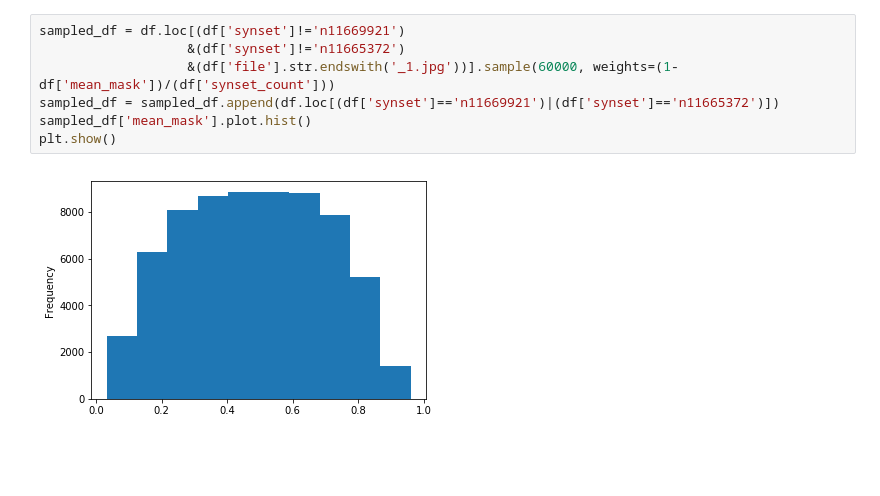
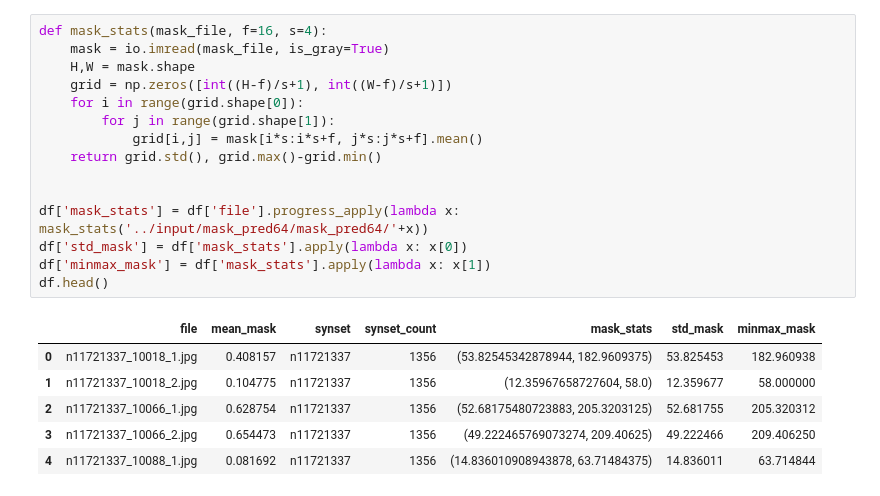
Before and after one commit to NoxMoon/gan_flowers, a Jupyter notebook: imagenet_flowers/resample_image_by_mask.ipynb, the cells around one changed output. Drawn from its saved outputs; the diff is of its cells as text; blank space fills up the shorter version.

```diff
--- a/imagenet_flowers/resample_image_by_mask.ipynb
+++ b/imagenet_flowers/resample_image_by_mask.ipynb
@@ -17,9 +107,22 @@ df.head()
-# %%
-sampled_df = df.loc[(df['synset']!='n11669921')
-                   &(df['synset']!='n11665372')
-                   &(df['file'].str.endswith('_1.jpg'))].sample(60000, weights=(1-df['mean_mask'])/(df['synset_count']))
-sampled_df = sampled_df.append(df.loc[(df['synset']=='n11669921')|(df['synset']=='n11665372')])
-sampled_df['mean_mask'].plot.hist()
-plt.show()
-# %% [output]
-[figure, removed]
+# %%
+def mask_stats(mask_file, f=16, s=4):
+    mask = io.imread(mask_file, is_gray=True)
+    H,W = mask.shape
+    grid = np.zeros([int((H-f)/s+1), int((W-f)/s+1)])
+    for i in range(grid.shape[0]):
+        for j in range(grid.shape[1]):
+            grid[i,j] = mask[i*s:i*s+f, j*s:j*s+f].mean()
+    return grid.std(), grid.max()-grid.min()
+
+
+df['mask_stats'] = df['file'].progress_apply(lambda x: mask_stats('../input/mask_pred64/mask_pred64/'+x))
+df['std_mask'] = df['mask_stats'].apply(lambda x: x[0])
+df['minmax_mask'] = df['mask_stats'].apply(lambda x: x[1])
+df.head()
+# %% [output]
+|  | file | mean_mask | synset | synset_count | mask_stats | std_mask | minmax_mask |
+| 0 | n11721337_10018_1.jpg | 0.408157 | n11721337 | 1356 | (53.82545342878944, 182.9609375) | 53.825453 | 182.960938 |
+| 1 | n11721337_10018_2.jpg | 0.104775 | n11721337 | 1356 | (12.35967658727604, 58.0) | 12.359677 | 58.000000 |
+| 2 | n11721337_10066_1.jpg | 0.628754 | n11721337 | 1356 | (52.68175480723883, 205.3203125) | 52.681755 | 205.320312 |
+| 3 | n11721337_10066_2.jpg | 0.654473 | n11721337 | 1356 | (49.222465769073274, 209.40625) | 49.222466 | 209.406250 |
+| 4 | n11721337_10088_1.jpg | 0.081692 | n11721337 | 1356 | (14.836010908943878, 63.71484375) | 14.836011 | 63.714844 |
```
Also changed, not shown: parts of 9 cells of this notebook, 2 other files.
